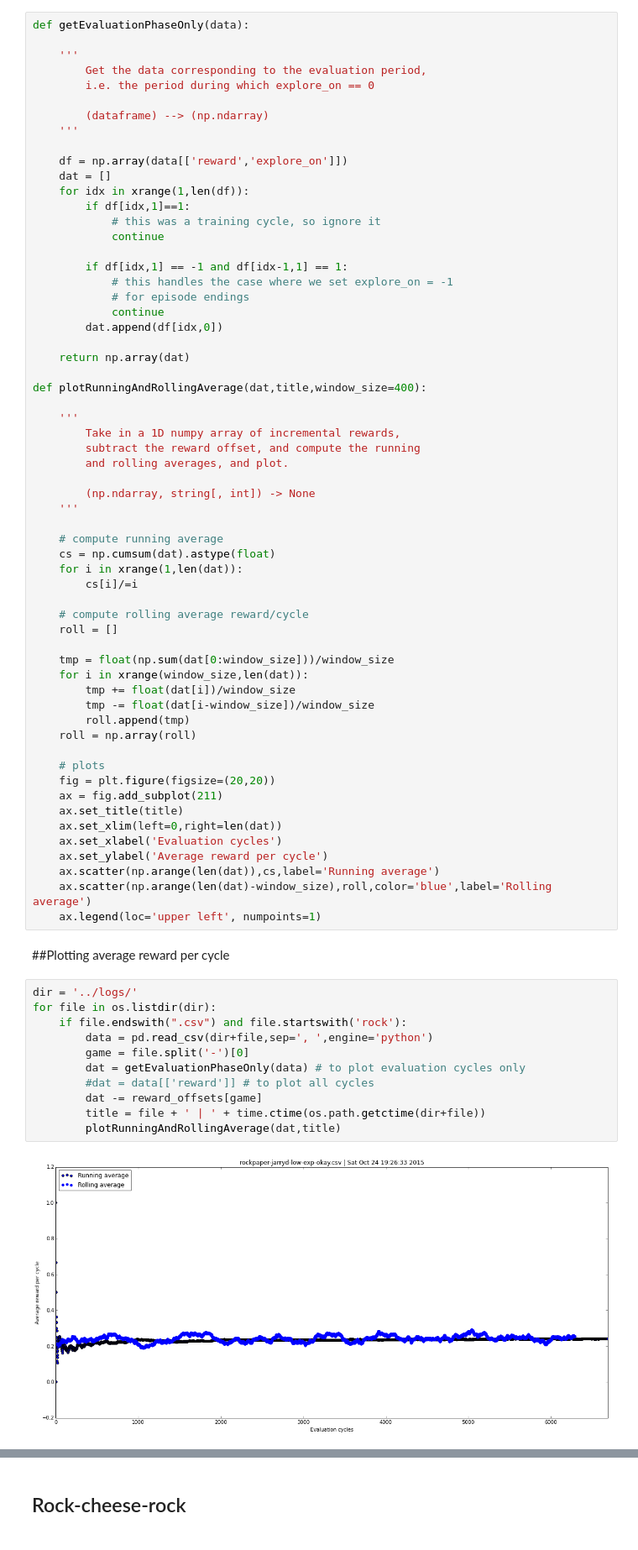
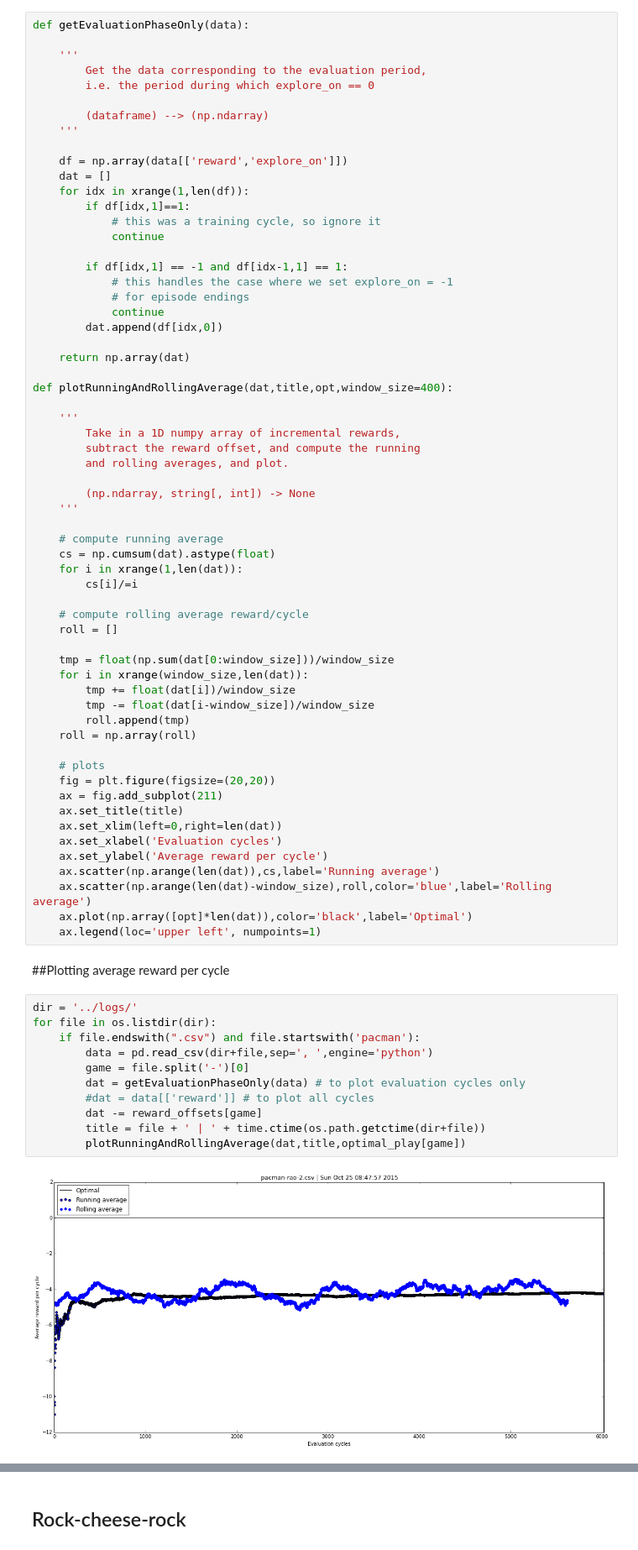
Before and after one commit to rbudzyns/AIXI_2015_Grp3, a Jupyter notebook: final_report/experiments.ipynb, the cells around one changed output, grey strips where cells are left out. Shown at 84% size. Drawn from its saved outputs; the diff is of its cells as text.

```diff
--- a/final_report/experiments.ipynb
+++ b/final_report/experiments.ipynb
@@ -45,7 +45,7 @@ def getEvaluationPhaseOnly(data):
 
     return np.array(dat)
 
-def plotRunningAndRollingAverage(dat,title,window_size=400):
+def plotRunningAndRollingAverage(dat,title,opt,window_size=400):
 
     '''
         Take in a 1D numpy array of incremental rewards,
@@ -79,19 +79,20 @@ def plotRunningAndRollingAverage(dat,title,window_size=400):
     ax.set_ylabel('Average reward per cycle')
     ax.scatter(np.arange(len(dat)),cs,label='Running average')
     ax.scatter(np.arange(len(dat)-window_size),roll,color='blue',label='Rolling average')
+    ax.plot(np.array([opt]*len(dat)),color='black',label='Optimal')
     ax.legend(loc='upper left', numpoints=1)
 # %% [markdown]
 ##Plotting average reward per cycle
 # %%
 dir = '../logs/'
 for file in os.listdir(dir):
-    if file.endswith(".csv") and file.startswith('rock'):
+    if file.endswith(".csv") and file.startswith('pacman'):
         data = pd.read_csv(dir+file,sep=', ',engine='python')
         game = file.split('-')[0]
         dat = getEvaluationPhaseOnly(data) # to plot evaluation cycles only
         #dat = data[['reward']] # to plot all cycles
         dat -= reward_offsets[game]
         title = file + ' | ' + time.ctime(os.path.getctime(dir+file))
-        plotRunningAndRollingAverage(dat,title)
+        plotRunningAndRollingAverage(dat,title,optimal_play[game])
 # %% [output]
-[figure, old version]
+[figure, new version]
```
Also changed, not shown: parts of 1 cell of this notebook, 5 other files.
